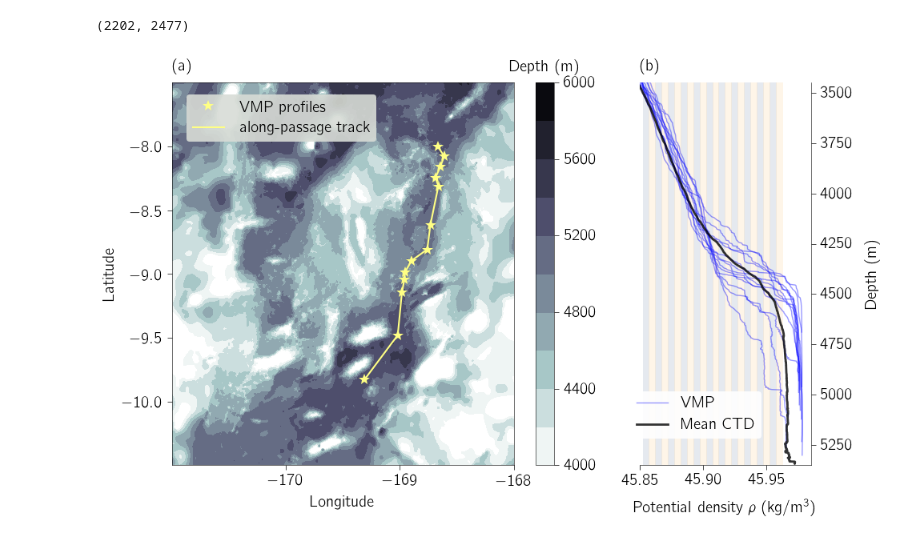
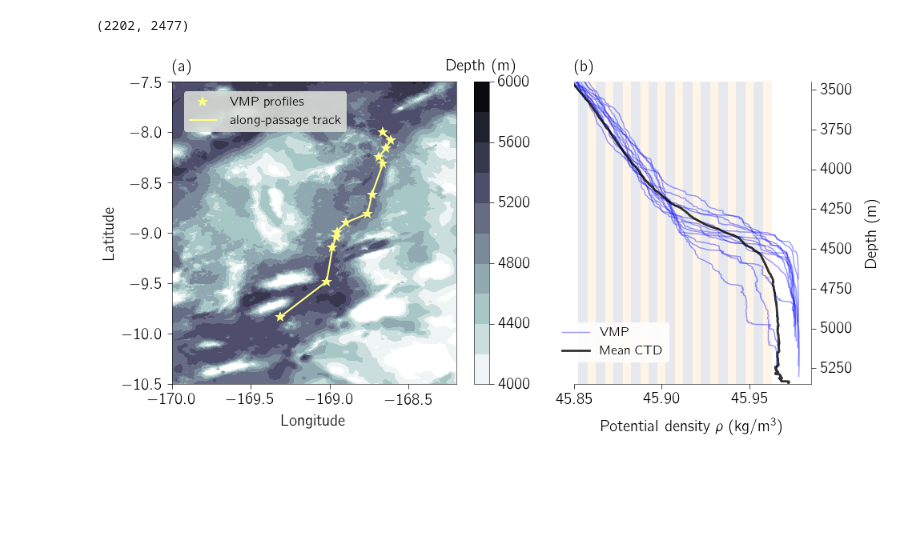
Before and after one commit to glwagner/SqueezeDispersionGRL, a Jupyter notebook: notebooks/samoanoverview.ipynb, the cells around one changed output. Cells and saved outputs as stored; diff of their text form; code cells hidden in the pictures; blank space fills up the shorter version.

```diff
--- a/notebooks/samoanoverview.ipynb
+++ b/notebooks/samoanoverview.ipynb
@@ -96,7 +96,9 @@ switch = false
 color1 = "xkcd:sky blue"
 color2 = "xkcd:white";
 # %%
-fig, axs = subplots(ncols=2, figsize=(10, 6), gridspec_kw=Dict("width_ratios"=>[2.5, 1]))
+matplotlib[:rc]("font", size=14)
+
+fig, axs = subplots(ncols=2, figsize=(10, 5), gridspec_kw=Dict("width_ratios"=>[1.5, 1]))
 
 transposedepth = copy(-transpose(bathy[:z]))
 sca(axs[1])
@@ -163,41 +165,41 @@ end
 
 # Formatting for axis 1
 sca(axs[1])
-xlim(-171, -168)
+xlim(-170, -168.2)
 ylim(-10.5, -7.5)
 #clim(-5400, -4000)
 cb = colorbar()
-cb[:ax][:set_title]("Depth (m)", fontdict=Dict("verticalalignment"=>"bottom"))
+cb[:ax][:set_title]("Depth (m)", fontdict=Dict("verticalalignment"=>"bottom", "fontsize"=>14))
 leg = legend(loc="upper left", bbox_to_anchor=(0.02, 0.99), markerscale=1, frameon=true, facecolor="xkcd:light grey",
-             framealpha=0.9, handletextpad=1, edgecolor="None")
+             framealpha=0.9, handletextpad=1, edgecolor="None", fontsize=12)
 for text in leg[:get_texts]()
     text[:set_color]("black")
 end
 #aspectratio(left/top)
 
-xticks(-170:-167.5)
-yticks(-10:0.5:-8)
+#xticks(-170:-167.5)
+#yticks(-10:0.5:-8)
 xlabel("Longitude", labelpad=8.0)
 ylabel("Latitude")
 
 # Formatting for axis 2
 sca(axs[2])
 ylim(3450, 5350)
 xlim(45.85, 45.985)
 invertaxis()
 cornerspines(side="right")
 axisright()
-legend(loc="lower left", bbox_to_anchor=(-0.1, 0.05), frameon=true, framealpha=0.9, edgecolor="None")
+legend(loc="lower left", bbox_to_anchor=(-0.1, 0.05), frameon=true, framealpha=0.9, edgecolor="None", fontsize=12)
 xlabel("Potential density \$ \\rho \$ (\$ \\mathrm{kg/m^3} \$)", labelpad=12.0)
 ylabel("Depth (m)", labelpad=12.0)
 
 # Finishing touches
 text(xtext, ytext, "(a)", transform=axs[1][:transAxes], ha="left", va="bottom", fontsize=fs)
 text(xtext, ytext, "(b)", transform=axs[2][:transAxes], ha="left", va="bottom", fontsize=fs)
 
 tight_layout(w_pad=2.0)
 
 plotname = "samoanoverview.png"
 savefig(plotname, dpi=960)
 # %% [output]
-[figure, old version]
+[figure, new version]
```
Also changed, not shown: parts of 1 cell of this notebook, 3 other files.
